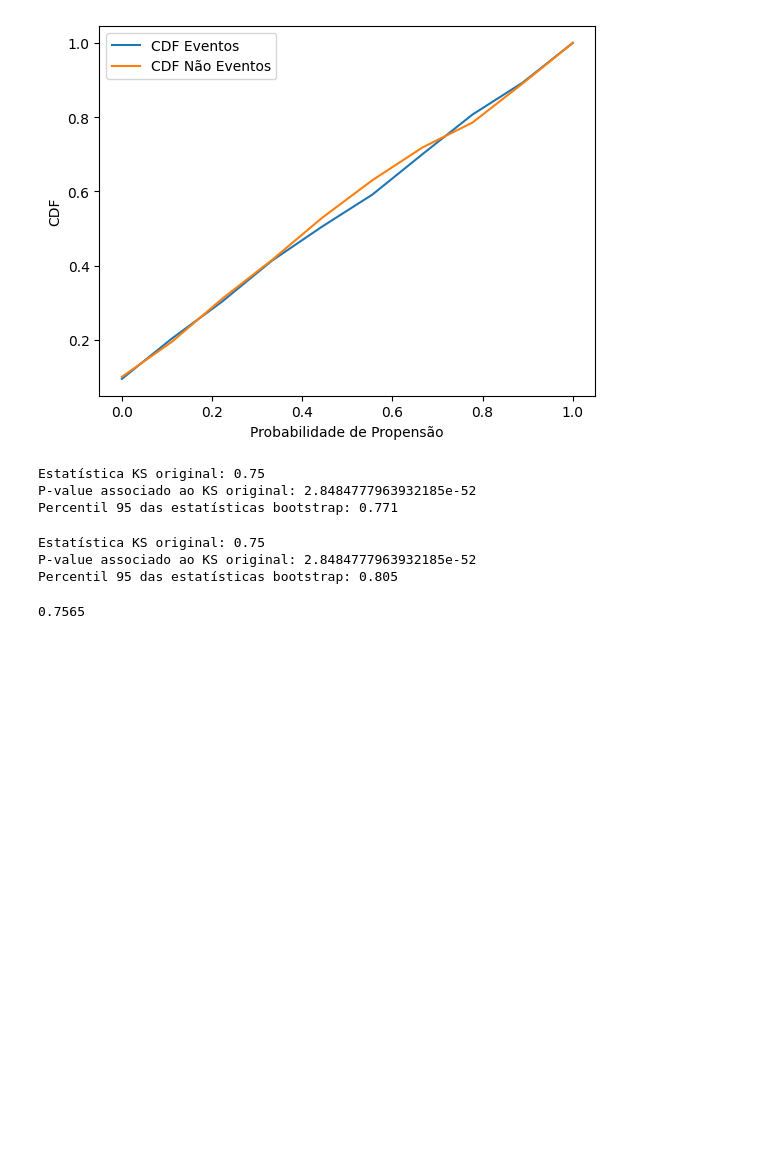
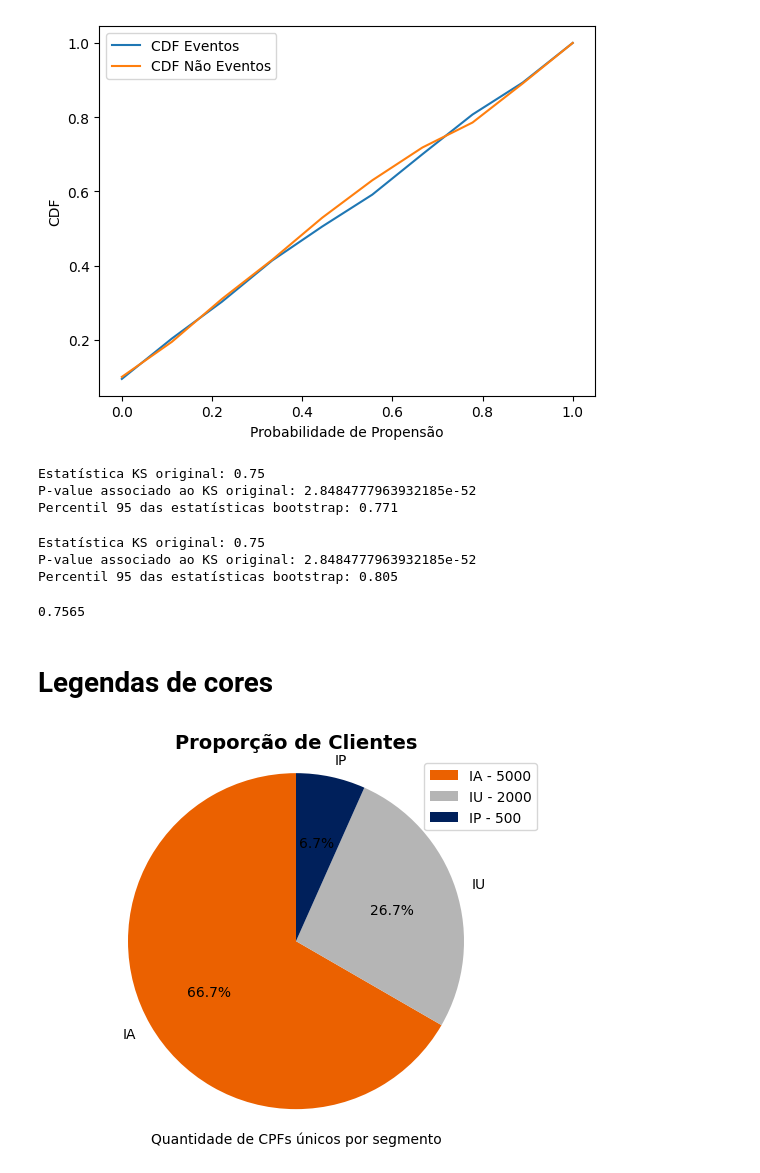
Before and after one commit to LeandroCoelhos/estudos_datascience, a Jupyter notebook: Limpeza_dataset.ipynb, the cells around one changed output. Drawn from its saved outputs; the diff is of its cells as text; code cells hidden in the pictures; blank space fills up the shorter version.

```diff
--- a/Limpeza_dataset.ipynb
+++ b/Limpeza_dataset.ipynb
@@ -912,3 +912,28 @@ Percentil 95 das estatísticas bootstrap: 0.805
 np.mean(bootstrap_statistics)
 # %% [output]
 0.7565
+# %% [markdown]
+# Legendas de cores
+# %%
+import matplotlib.pyplot as plt
+
+# Dados
+valores = [5000, 2000, 500]
+legendas = ['IA', 'IU', 'IP']
+cores = ['#EB6100', '#B5B5B5', '#00205B']
+
+# Criar o gráfico de pizza
+fig, ax = plt.subplots()
+ax.pie(valores, labels=legendas, colors=cores, autopct='%1.1f%%', startangle=90)
+ax.set_title('Proporção de Clientes', fontsize=14, fontweight='bold')
+ax.set_xlabel('Quantidade de CPFs únicos por segmento')
+
+# Mostrar a legenda das porcentagens
+plt.legend(loc='upper right', labels=[f'{l} - {v}' for l, v in zip(legendas, valores)])
+
+plt.axis('equal')  # Mantém o gráfico circular
+
+# Exibir o gráfico
+plt.show()
+# %% [output]
+[figure, added]
```
Also changed, not shown: parts of 4 cells of this notebook.
